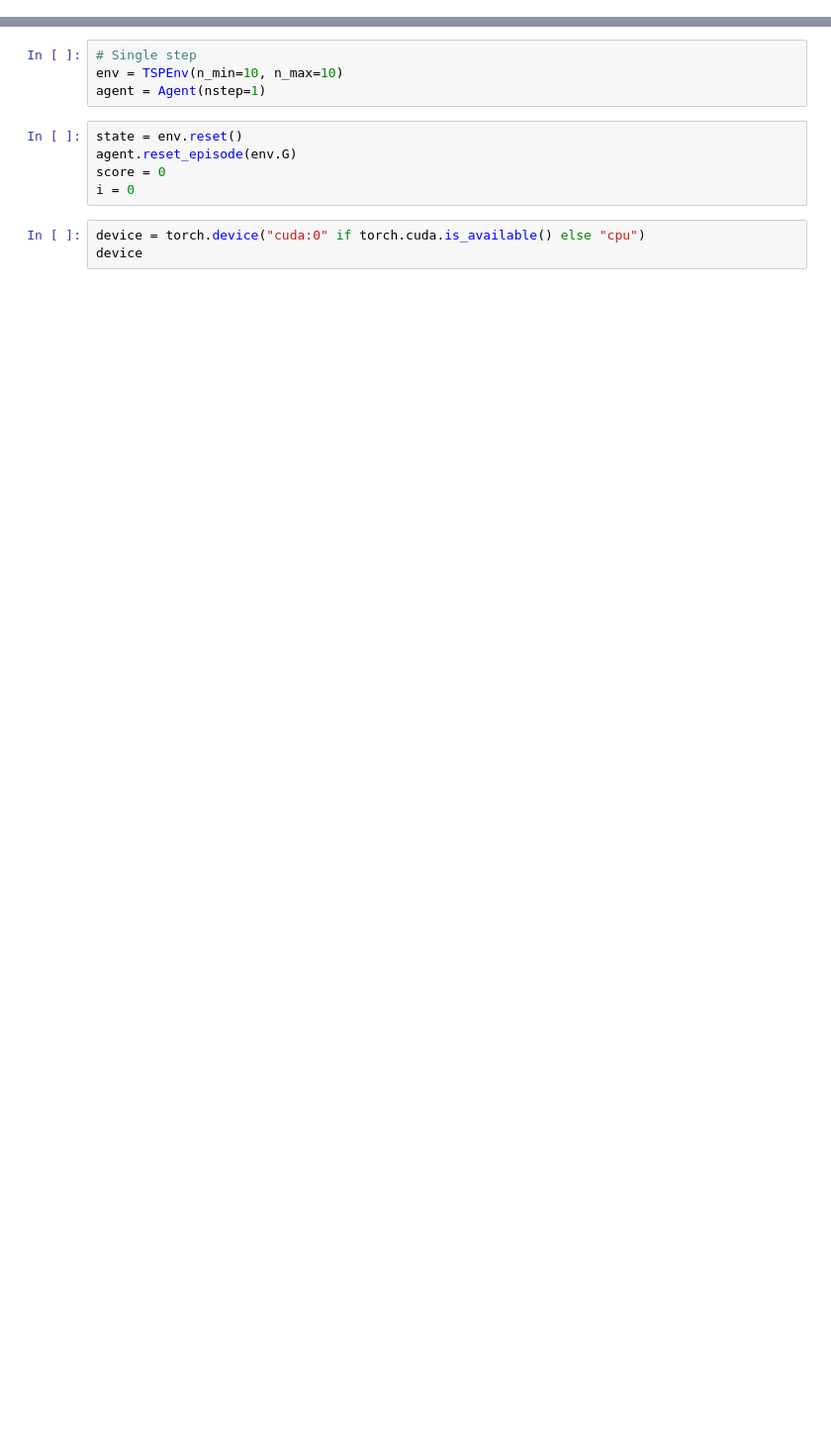
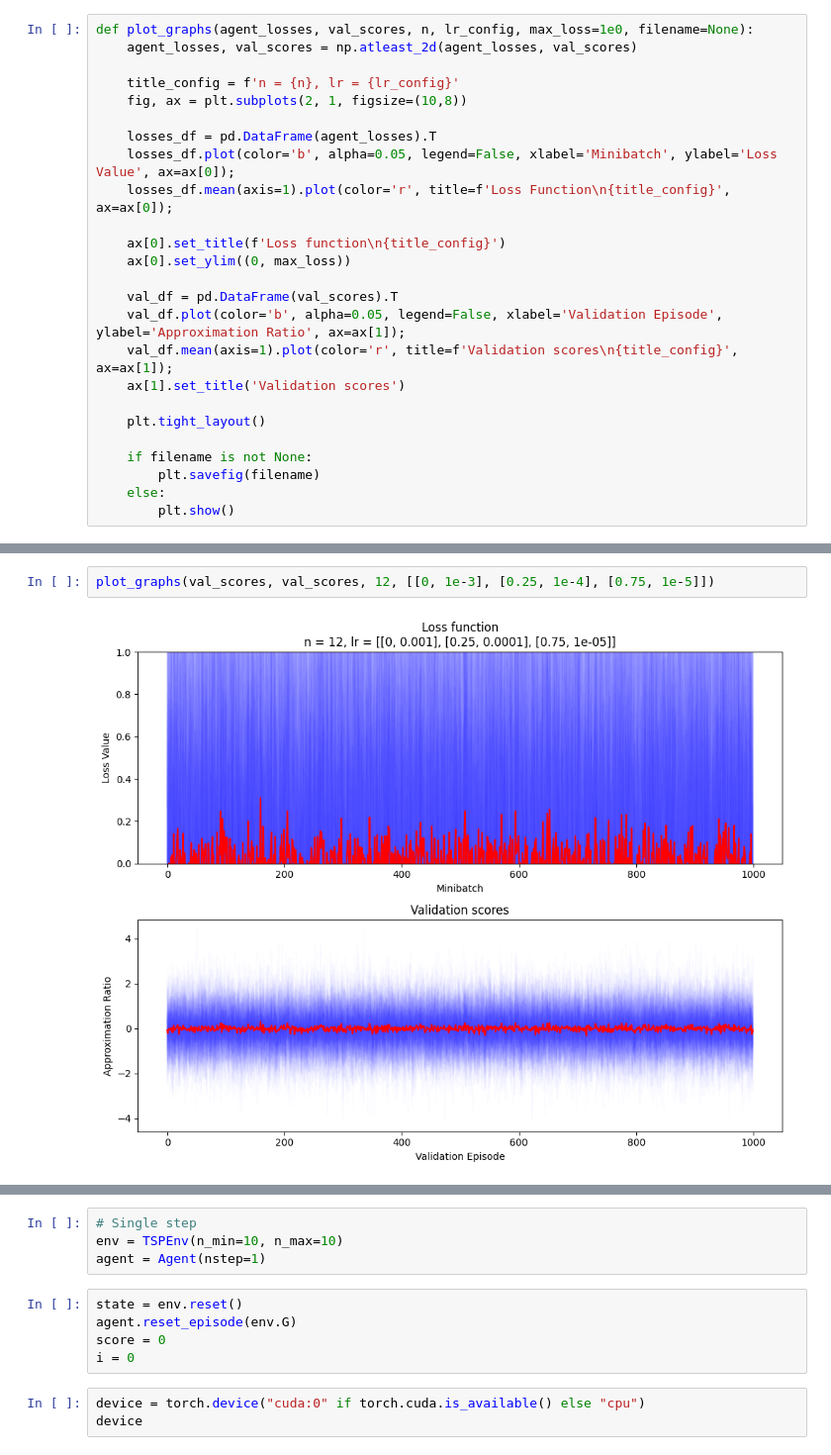
Before and after one commit to LIRA-UFRJ/s2v-dqn, a Jupyter notebook: TSP.ipynb, the cells around one changed output, grey strips where cells are left out. Shown at 99% size. Drawn from its saved outputs; the diff is of its cells as text; blank space fills up the shorter version.

```diff
--- a/TSP.ipynb
+++ b/TSP.ipynb
@@ -24,0 +149,25 @@ from solver import solve, solve2
+# %%
+def plot_graphs(agent_losses, val_scores, n, lr_config, max_loss=1e0, filename=None):
+    agent_losses, val_scores = np.atleast_2d(agent_losses, val_scores)
+
+    title_config = f'n = {n}, lr = {lr_config}'
+    fig, ax = plt.subplots(2, 1, figsize=(10,8))
+
+    losses_df = pd.DataFrame(agent_losses).T
+    losses_df.plot(color='b', alpha=0.05, legend=False, xlabel='Minibatch', ylabel='Loss Value', ax=ax[0]);
+    losses_df.mean(axis=1).plot(color='r', title=f'Loss Function\n{title_config}', ax=ax[0]);
+
+    ax[0].set_title(f'Loss function\n{title_config}')
+    ax[0].set_ylim((0, max_loss))
+
+    val_df = pd.DataFrame(val_scores).T
+    val_df.plot(color='b', alpha=0.05, legend=False, xlabel='Validation Episode', ylabel='Approximation Ratio', ax=ax[1]);
+    val_df.mean(axis=1).plot(color='r', title=f'Validation scores\n{title_config}', ax=ax[1]);
+    ax[1].set_title('Validation scores')
+
+    plt.tight_layout()
+
+    if filename is not None:
+        plt.savefig(filename)
+    else:
+        plt.show()
@@ -24,0 +299,4 @@ from solver import solve, solve2
+# %%
+plot_graphs(val_scores, val_scores, 12, [[0, 1e-3], [0.25, 1e-4], [0.75, 1e-5]])
+# %% [output]
+[figure, added]
```
Also changed, not shown: parts of 70 cells of this notebook, 4 other files.
